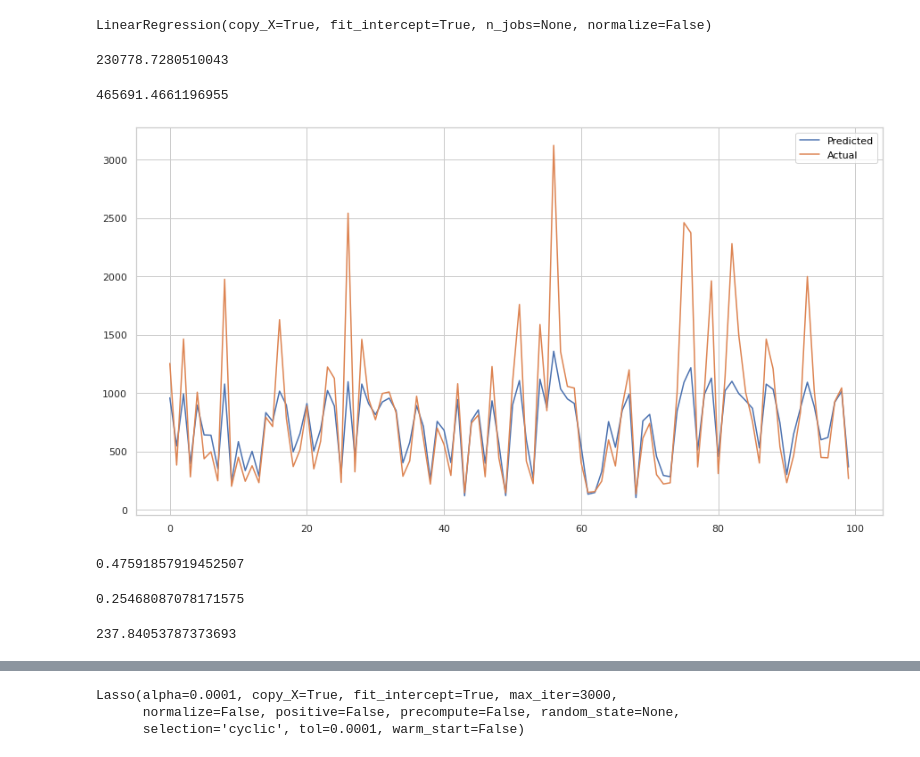
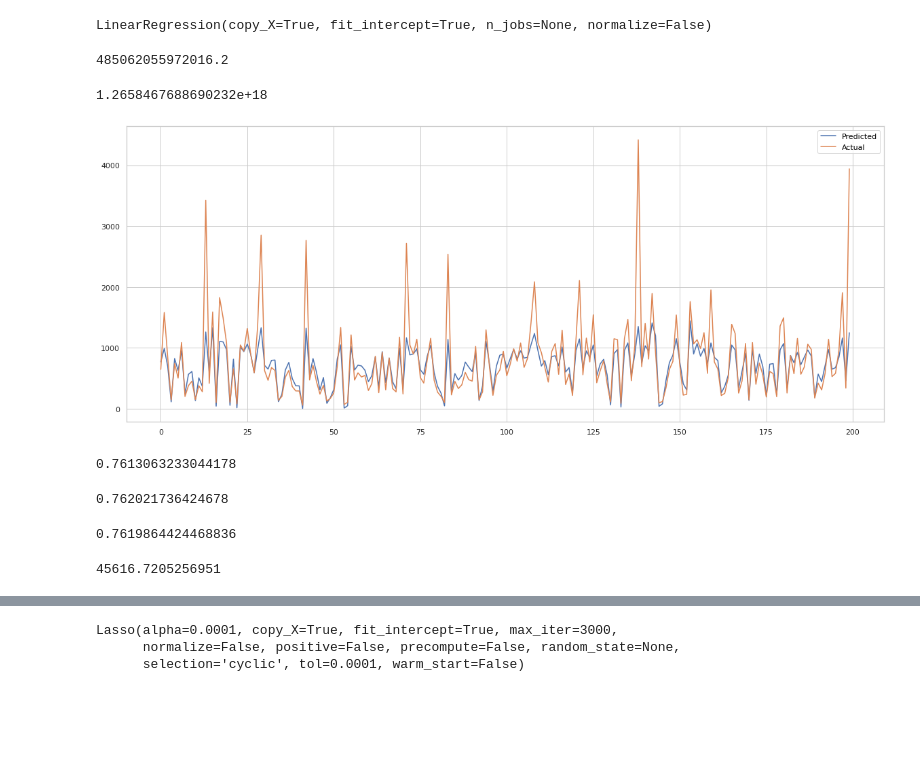
Before and after one commit to indrochoco/NYC-Taxi-prediction, a Jupyter notebook: Copy_2_of_NYC_Taxi_Trip_Time_Prediction_Capstone_Project.ipynb, the cells around one changed output, grey strips where cells are left out. Saved outputs shown, nothing was run; the diff lists cells and outputs as text; code cells hidden in the pictures; blank space fills up the shorter version.

```diff
--- a/Copy_2_of_NYC_Taxi_Trip_Time_Prediction_Capstone_Project.ipynb
+++ b/Copy_2_of_NYC_Taxi_Trip_Time_Prediction_Capstone_Project.ipynb
@@ -347,9 +363,13 @@ taxi_data.head()
 | 2 | id3858529 | 2 | 2016-01-19 11:35:24 | 2016-01-19 12:10:48 | 1 | -73.979027 | ... |
 | 3 | id3504673 | 2 | 2016-04-06 19:32:31 | 2016-04-06 19:39:40 | 1 | -74.010040 | ... |
 | 4 | id2181028 | 2 | 2016-03-26 13:30:55 | 2016-03-26 13:38:10 | 1 | -73.973053 | ... |
+# %%
+taxi_data['pickup_longitude']= round(taxi_data['pickup_longitude'],3)
+taxi_data['pickup_latitude']= round(taxi_data['pickup_latitude'],3)
+taxi_data['dropoff_longitude']= round(taxi_data['dropoff_longitude'],3)
+taxi_data['dropoff_latitude']= round(taxi_data['dropoff_latitude'],3)
 # %%
-col_to_drop= ['id','pickup_longitude', 'pickup_latitude','dropoff_longitude',
-                         'dropoff_latitude','pickup_year',
+col_to_drop= ['id','pickup_year',
                           'pickup_datetime','dropoff_datetime']
 taxi_df= taxi_data.drop(col_to_drop, axis=1)
 # %%
@@ -415,28 +435,32 @@ test_pred= reg.predict(X_test)
 # %%
 mean_squared_error(10**(y_test), 10**(test_pred))
 # %% [output]
-230778.7280510043
+485062055972016.2
 # %%
 mean_squared_error(10**(y_train), 10**(train_pred))
 # %% [output]
-465691.4661196955
+1.2658467688690232e+18
 # %%
-plt.figure(figsize=(15,8))
-plt.plot(10**(test_pred[:100]))
-plt.plot(np.array(10**(y_test[:100])))
+plt.figure(figsize=(20,8))
+plt.plot(10**(test_pred[300:500]))
+plt.plot(np.array(10**(y_test[300:500])))
 plt.legend(["Predicted","Actual"])
 plt.show()
 # %% [output]
-[figure, old version]
+[figure, new version]
-# %%
-r2_score(10**(y_test), 10**(test_pred))
-# %% [output]
-0.47591857919452507
+# %%
+reg.score(X_train, y_train)
+# %% [output]
+0.7613063233044178
+# %%
+reg.score(X_test, y_test)
+# %% [output]
+0.762021736424678
 # %%
-(1- r2_score((y_test), (test_pred)))*(X_test.shape[0] - 1)/(X_test.shape[0] - X_test.shape[1] - 1)
+1-((1- r2_score((y_test), (test_pred)))*(X_test.shape[0] - 1)/(X_test.shape[0] - X_test.shape[1] - 1))
 # %% [output]
-0.25468087078171575
+0.7619864424468836
 # %%
 mean_absolute_error(10**(y_test), 10**(test_pred))
 # %% [output]
-237.84053787373693
+45616.7205256951
```
Also changed, not shown: parts of 37 cells of this notebook.
